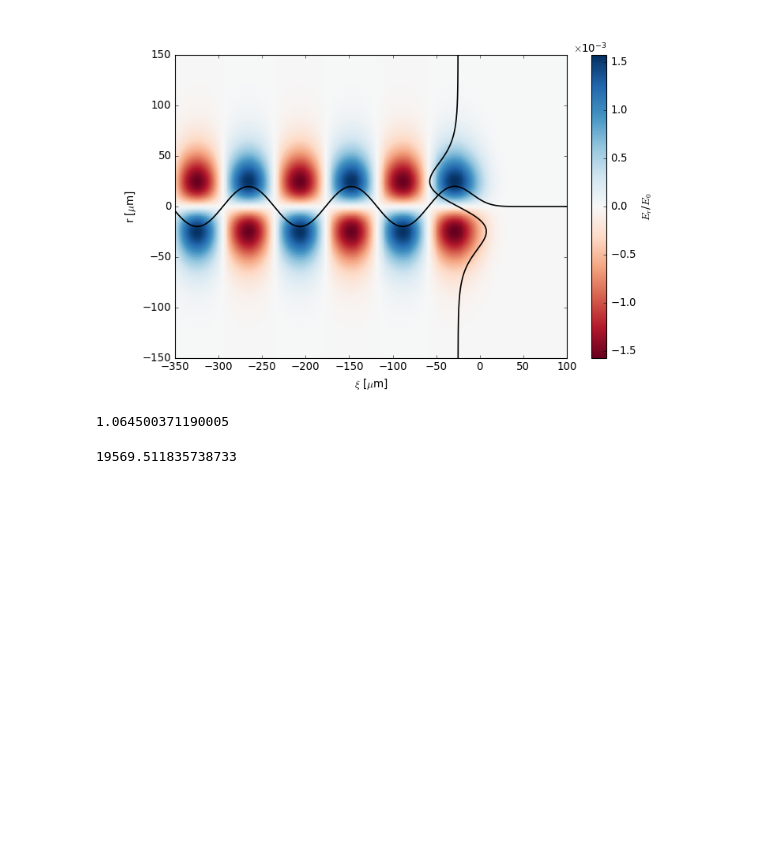
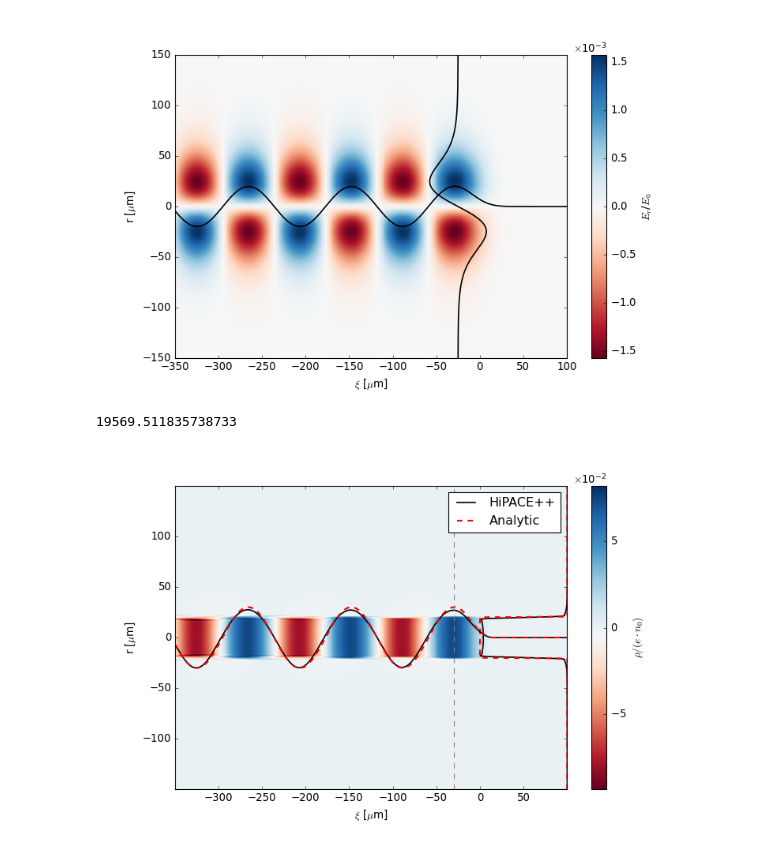
Before and after one commit to MaxVarverakis/PositronPWFA, a Jupyter notebook: linearWF_analysis.ipynb, the cells around one changed output. Drawn from its saved outputs; the diff is of its cells as text; code cells hidden in the pictures; blank space fills up the shorter version.

```diff
--- a/linearWF_analysis.ipynb
+++ b/linearWF_analysis.ipynb
@@ -503,12 +520,6 @@ else:
 plt.show()
 # %% [output]
 [figure]
-# %%
-kp = skinDepth(n0) ** -1 # m^-1
-
-print(kp * dr)
-# %% [output]
-1.064500371190005
 # %%
 # zR, E_zR = EzR_analytic(r, dr, xi, dz, Nb, n0)
 # _, R, _ = Ez(r, dr, xi, dz, Nb, n0, gauss = False)
@@ -577,6 +588,43 @@ GeV2P(10)
 19569.511835738733
 # %%
 ts.slider(cmap = 'RdBu')
+# %%
+Xi_1, R_1, n_1 = n1(r, dr, xi, dz, Nb, n0, gauss = g)
+z = longitudinal(xi, dz, Nb, n0, True, gauss = g)
+
+off = -30e-6
+
+idx = np.argmin(abs(info.x + off))
+
+plt.close()
+plt.figure(11, figsize = (10, 6), facecolor = 'w')
+img = plt.pcolormesh(1e6 * info.z, 1e6 * info.x, rho[:, 511//2].T * 1e-6 / (constants.e * n0), cmap = 'RdBu')
+
+plt.plot(1e2 * max(abs(rho[idx, 511//2]))**-1 * rho[idx, 511//2] + 100, 1e6 * info.x, 'k', linewidth = 1.5, label = 'HiPACE++')
+# plt.plot(1.05e1 * max(rho[0, 511//2])**-1 * rho[0, 511//2] + 100, 1e6 * info.x, 'k', linewidth = 1.5, label = 'HiPACE++')
+plt.plot(-1e2 * max(R_1)**-1 * R_1 + 100, 1e6 * r, 'r--', linewidth = 2., label = 'Analytic')
+
+plt.plot(1e6 * info.z, 30 * max(abs(rho[:, 511//2, 511//2]))**-1 * rho[:, 511//2, 511//2], 'k', linewidth = 1.5)
+plt.plot(1e6 * xi, 30 * max(abs(z))**-1 * z, 'r--', linewidth = 2.)
+# plt.plot(-1e6 * xi, 30 * max(abs(Xi_1))**-1 * Xi_1, 'c--', linewidth = 2.)
+if not g:
+    plt.vlines(1e6 * off, 1e6 * info.xmin, 1e6 * info.xmax, linestyles = '--', linewidth = 1., color = 'gray')
+
+plt.xlim(1e6 * info.zmin, 1e6 * info.zmax)
+plt.ylim(1e6 * info.xmin, 1e6 * info.xmax)
+plt.xlabel(r'$\xi$ [$\mu$m]')
+plt.ylabel(r'r [$\mu$m]')
+
+cb = plt.colorbar(img)
+cb.formatter.set_powerlimits((0, 0))
+cb.formatter.set_useMathText(True)
+cb.set_label(r'$\rho/(e \cdot n_0)$')
+
+plt.legend()
+# plt.savefig('images/StepDensityBoth.png')
+plt.show()
+# %% [output]
+[figure, added]
 # %%
 _, R, _ = Ez(r, dr, xi, dz, Nb, n0, gauss = g, eV = False)
 z = longitudinal(xi, dz, Nb, n0, False, gauss = g)
```
Also changed, not shown: parts of 17 cells of this notebook, 3 other files.
